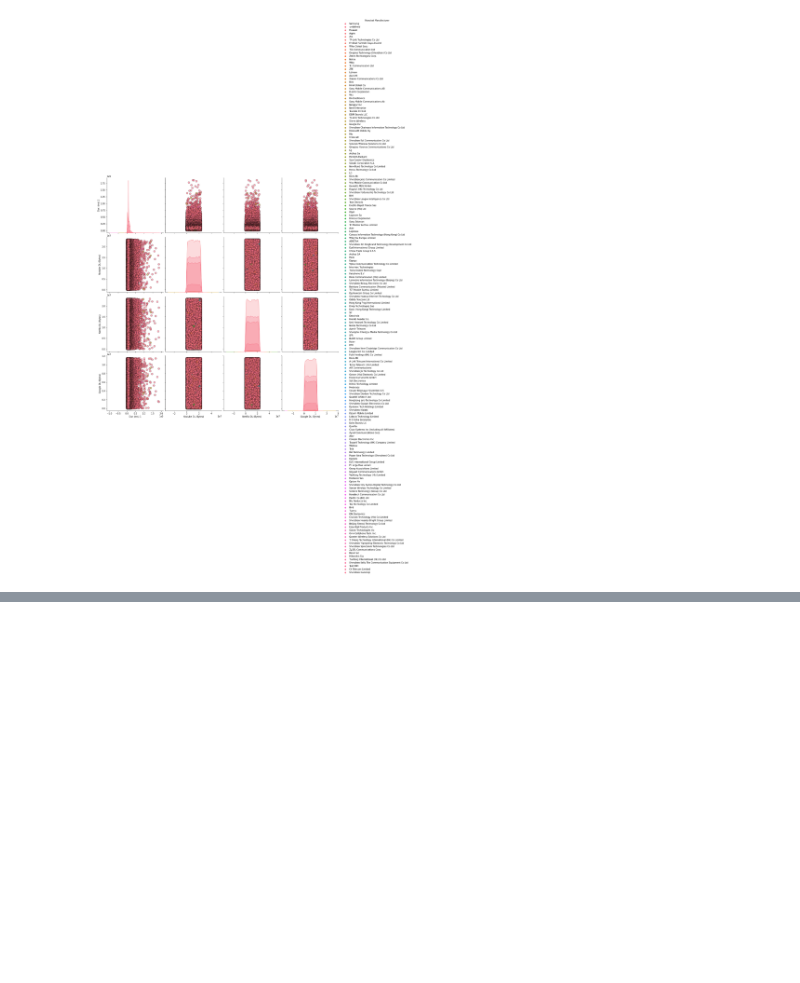
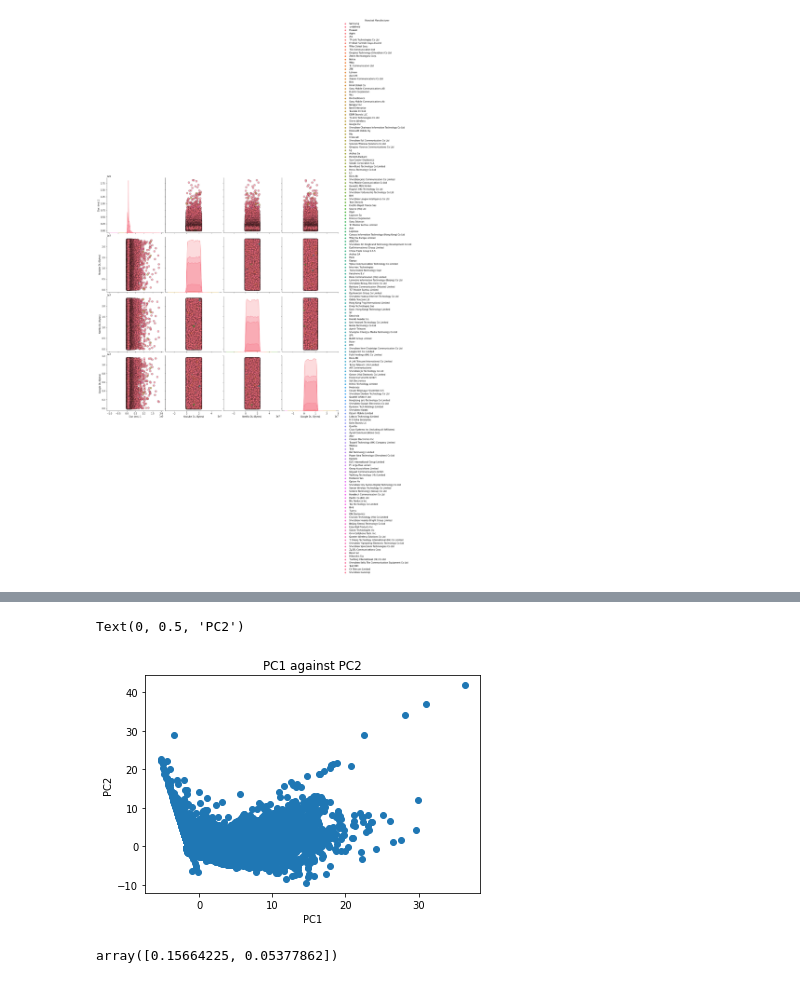
Before and after one commit to ekubay/Telecom-Data-Analysis, a Jupyter notebook: notebooks/Data_Exploration.ipynb, the cells around one changed output, grey strips where cells are left out. Drawn from its saved outputs; the diff is of its cells as text; code cells hidden in the pictures; blank space fills up the shorter version.

```diff
--- a/notebooks/Data_Exploration.ipynb
+++ b/notebooks/Data_Exploration.ipynb
@@ -795,0 +780,16 @@ NameError: name 'PCA' is not defined
+# %%
+# reading data
+data = df_clean.copy()
+# %%
+# catagorical data
+data.drop(['Start', 'End', 'Last Location Name', 'Handset Manufacturer', 'Handset Type'], axis = 1, inplace = True)
+# %%
+# scaling feature
+from sklearn.preprocessing import StandardScaler
+data = StandardScaler().fit_transform(data)
+# %%
+pca = PCA(n_components=2)
+
+principalComponents = pca.fit_transform(data)
+
+principalDataframe = pd.DataFrame(data = principalComponents, columns = ['PC1', 'PC2'])
@@ -795,0 +821,12 @@ NameError: name 'PCA' is not defined
+# %%
+plt.scatter(principalDataframe.PC1, principalDataframe.PC2)
+plt.title('PC1 against PC2')
+plt.xlabel('PC1')
+plt.ylabel('PC2')
+# %% [output]
+Text(0, 0.5, 'PC2')
+[figure, added]
+# %%
+pca.explained_variance_ratio_
+# %% [output]
+array([0.15664225, 0.05377862])
```
Also changed, not shown: parts of 42 cells of this notebook.
